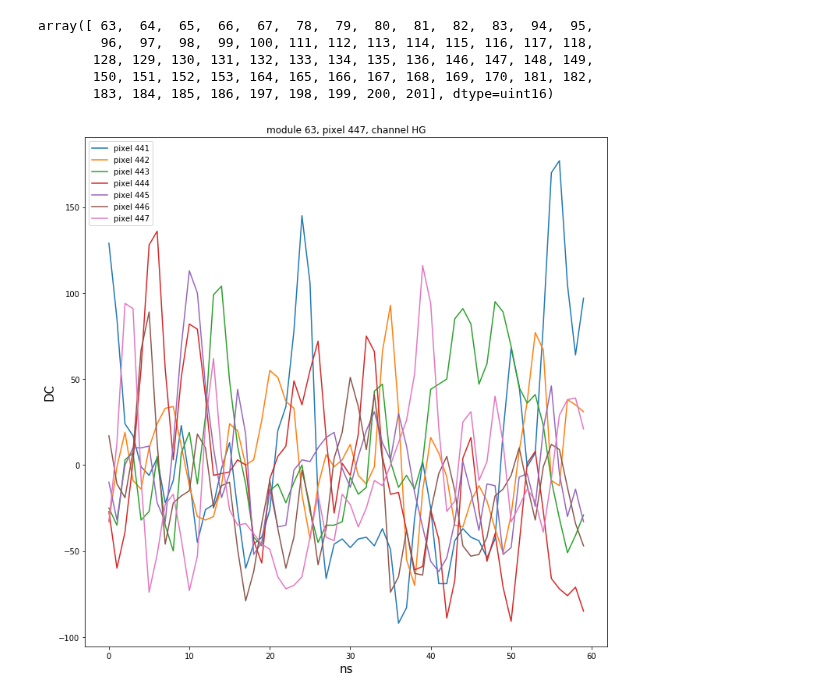
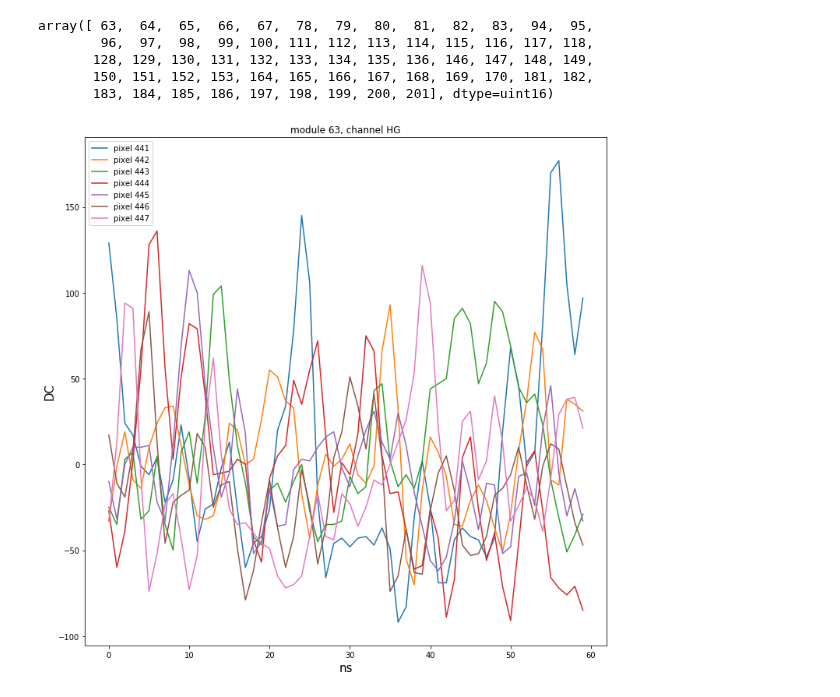
Before and after one commit to cta-observatory/nectarchain, a Jupyter notebook: notebooks/calculate_pedestals.ipynb, the cells around one changed output. Saved outputs shown, nothing was run; the diff lists cells and outputs as text; code cells hidden in the pictures.

```diff
--- a/notebooks/calculate_pedestals.ipynb
+++ b/notebooks/calculate_pedestals.ipynb
@@ -67,42 +66,42 @@ array([ 63,  64,  65,  66,  67,  78,  79,  80,  81,  82,  83,  94,  95,
        183, 184, 185, 186, 197, 198, 199, 200, 201], dtype=uint16)
 # %%
 # plot R1 waveform of module [module]
-def view_waveform(chan=0, pix_id=6,i=0):
+def view_waveform(chan=0, pix_id=6):
     waveform = event.r1.tel[tel_id].waveform
     plt.plot(waveform[chan, pix_id], label=f'pixel {pix_id}')
 
-    plt.title(f"module {module}, pixel {pix_id}, channel {channel[chan]}",)
+    plt.title(f"module {module}, channel {channel[chan]}",)
     max_now=waveform[chan, pix_id].max()
     min_now=waveform[chan, pix_id].min()
 
 
     plt.legend()
     plt.ylabel('DC',fontsize=15)
     plt.xlabel('ns',fontsize=15)
 
 
 # module number
 
 module=63
 module_rank=np.where(event.nectarcam.tel[0].svc.module_ids==module)
 
 # ids of pixel in module
 pixels_mod=event.nectarcam.tel[0].svc.pixel_ids[module_rank[0][0]*7:module_rank[0][0]*7+7]
 #
 # channel
 chan=0
 # ids of pixel in module
 #pixels_mod=event.nectarcam.tel[0].svc.pixel_ids[module*7:module*7+7]
 
 fig = plt.figure(num=0,figsize=(12,12))
 
 for i,pix  in enumerate(pixels_mod):
 
-    view_waveform(chan=chan, pix_id=pix,i=i)
+    view_waveform(chan=chan, pix_id=pix)
 
 #plt.savefig(f"Run{run}_low_level_correction_{channel[chan]}_mod{modu}.png")
 # %% [output]
-[figure, old version]
+[figure, new version]
 # %%
 # integrate the charge on 12 ns around the peak value
 
```
Also changed, not shown: parts of 8 cells of this notebook, 1 other file.
